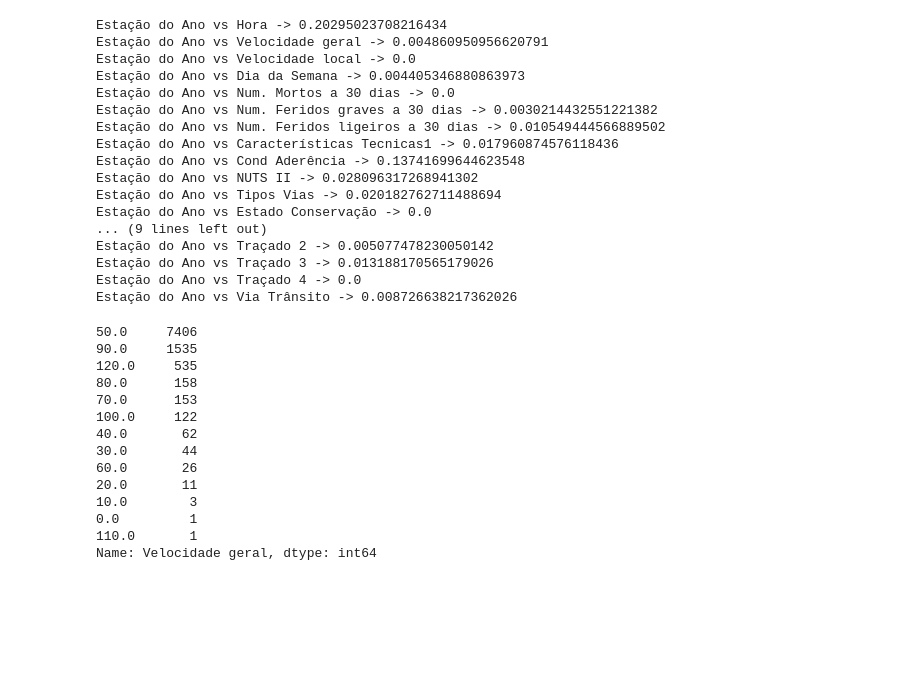
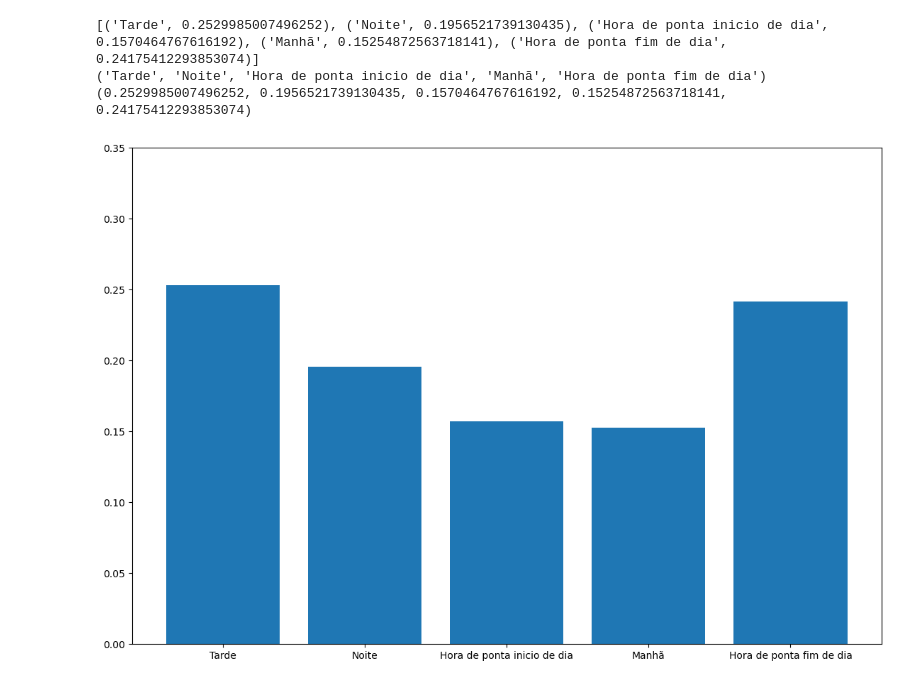
Before and after one commit to dfmce-iscte/ProjetoIAA, a Jupyter notebook: projeto_cosme.ipynb, the cells around one changed output. Saved outputs shown, nothing was run; the diff lists cells and outputs as text; code cells hidden in the pictures; blank space fills up the shorter version.

Commit message:
Teste com Hora

```diff
--- a/projeto_cosme.ipynb
+++ b/projeto_cosme.ipynb
@@ -250,6 +250,31 @@ def changeToMorning_Afternoon_Night(df_horas):
     # df_horas['Hora Int'] = horas
     # df_horas.to_excel("temp_"+str(filename))
     return df_horas
+
+def changeToMorning_Afternoon_Night_test(df_horas):
+    horas = []
+    for x in range(len(df_horas)):
+        # print(x)
+        station=(df_horas.loc[x,"Estação do Ano"])
+        hourC=(df_horas.loc[x,"Hora"])
+        hour=int(hourC.split(":")[0])
+        if 17 <= hour < 20:
+            part_of_day = "Hora de ponta fim de dia"
+        elif 7 <= hour < 10:
+            part_of_day = "Hora de ponta inicio de dia"
+        elif 10 <= hour < 13:
+            part_of_day = "Manhã"
+        elif 13 <= hour < 17:
+            part_of_day = "Tarde"
+        else:
+            part_of_day = "Noite"
+        # print(part_of_day)
+        df_horas.loc[x,"Hora"]=part_of_day
+        horas.append(hour)
+    # df_horas['Hora Int'] = horas
+    # df_horas.to_excel("temp_"+str(filename))
+    return df_horas
+
 
 def transformar_feridosGraves_numMortos_feridosLigeiros(df_feridos_mortos):
     for x in range(df_feridos_mortos.shape[0]):
@@ -471,38 +527,14 @@ df1 = open_sheet('transformado_10000_sample.xlsx')
-# %%
-calculate_correlations(df1)
-# %% [output]
-Estação do Ano vs Hora -> 0.20295023708216434
-Estação do Ano vs Velocidade geral -> 0.004860950956620791
-Estação do Ano vs Velocidade local -> 0.0
-Estação do Ano vs Dia da Semana -> 0.004405346880863973
-Estação do Ano vs Num. Mortos a 30 dias -> 0.0
-Estação do Ano vs Num. Feridos graves a 30 dias -> 0.0030214432551221382
-Estação do Ano vs Num. Feridos ligeiros a 30 dias -> 0.010549444566889502
-Estação do Ano vs Características Tecnicas1 -> 0.017960874576118436
-Estação do Ano vs Cond Aderência -> 0.13741699644623548
-Estação do Ano vs NUTS II -> 0.028096317268941302
-Estação do Ano vs Tipos Vias -> 0.020182762711488694
-Estação do Ano vs Estado Conservação -> 0.0
-... (9 lines left out)
-Estação do Ano vs Traçado 2 -> 0.005077478230050142
-Estação do Ano vs Traçado 3 -> 0.013188170565179026
-Estação do Ano vs Traçado 4 -> 0.0
-Estação do Ano vs Via Trânsito -> 0.008726638217362026
-# %%
-df_test = open_sheet('final.xlsx')
-df_test['Velocidade geral'].value_counts()
-# %% [output]
-50.0     7406
-90.0     1535
-120.0     535
-80.0      158
-70.0      153
-100.0     122
-40.0       62
-30.0       44
-60.0       26
-20.0       11
-10.0        3
-0.0         1
-110.0       1
-Name: Velocidade geral, dtype: int64
+# %%
+df1 = open_sheet('10000_sample.xlsx')
+df1 = changeEstacoesTempo(df1)
+df1 = changeToMorning_Afternoon_Night_test(df1)
+# df1 = open_sheet('transformado_10000_sample.xlsx')
+df1 = df1[df1['Estação do Ano'] == "Outono"]
+df1.to_excel('teste.xlsx')
+# %%
+seasonal_estacao(df1,'Hora')
+# %% [output]
+[('Tarde', 0.2529985007496252), ('Noite', 0.1956521739130435), ('Hora de ponta inicio de dia', 0.1570464767616192), ('Manhã', 0.15254872563718141), ('Hora de ponta fim de dia', 0.24175412293853074)]
+('Tarde', 'Noite', 'Hora de ponta inicio de dia', 'Manhã', 'Hora de ponta fim de dia')
+(0.2529985007496252, 0.1956521739130435, 0.1570464767616192, 0.15254872563718141, 0.24175412293853074)
+[figure, added]
```
Also changed, not shown: parts of 2 cells of this notebook, 1 other file.
